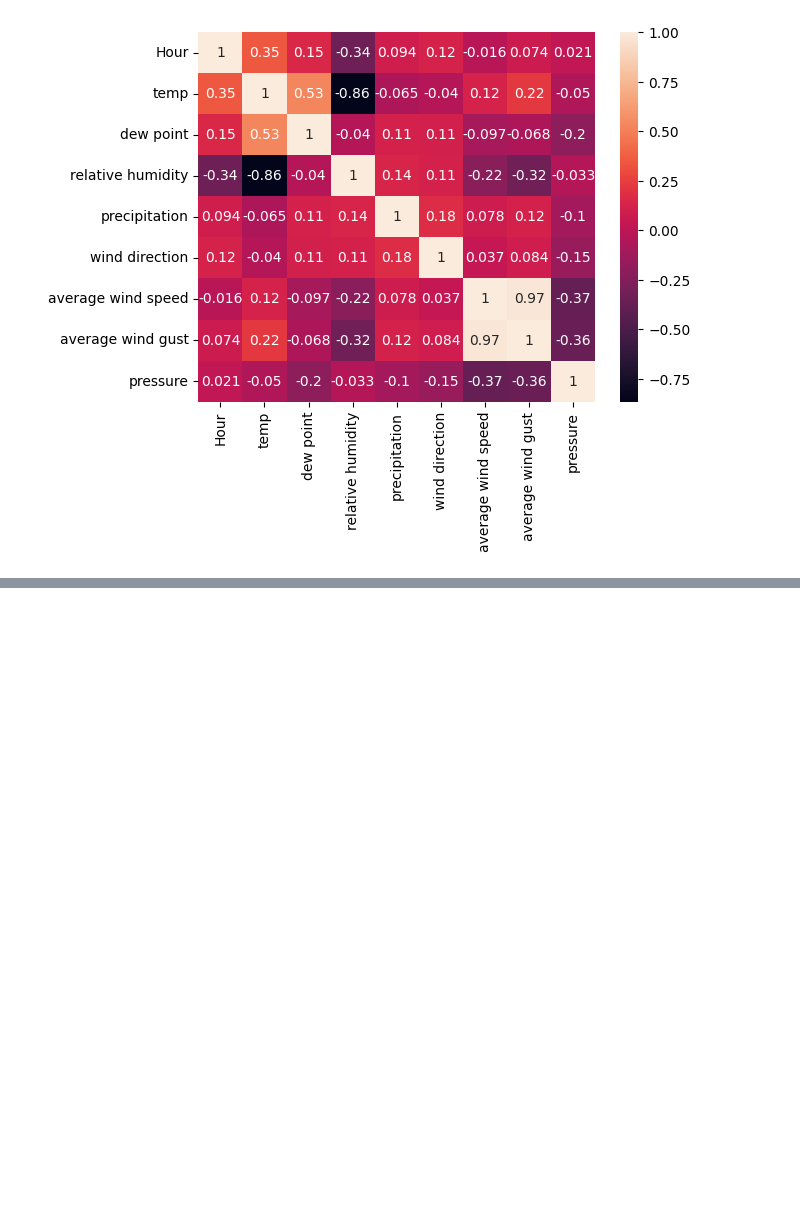
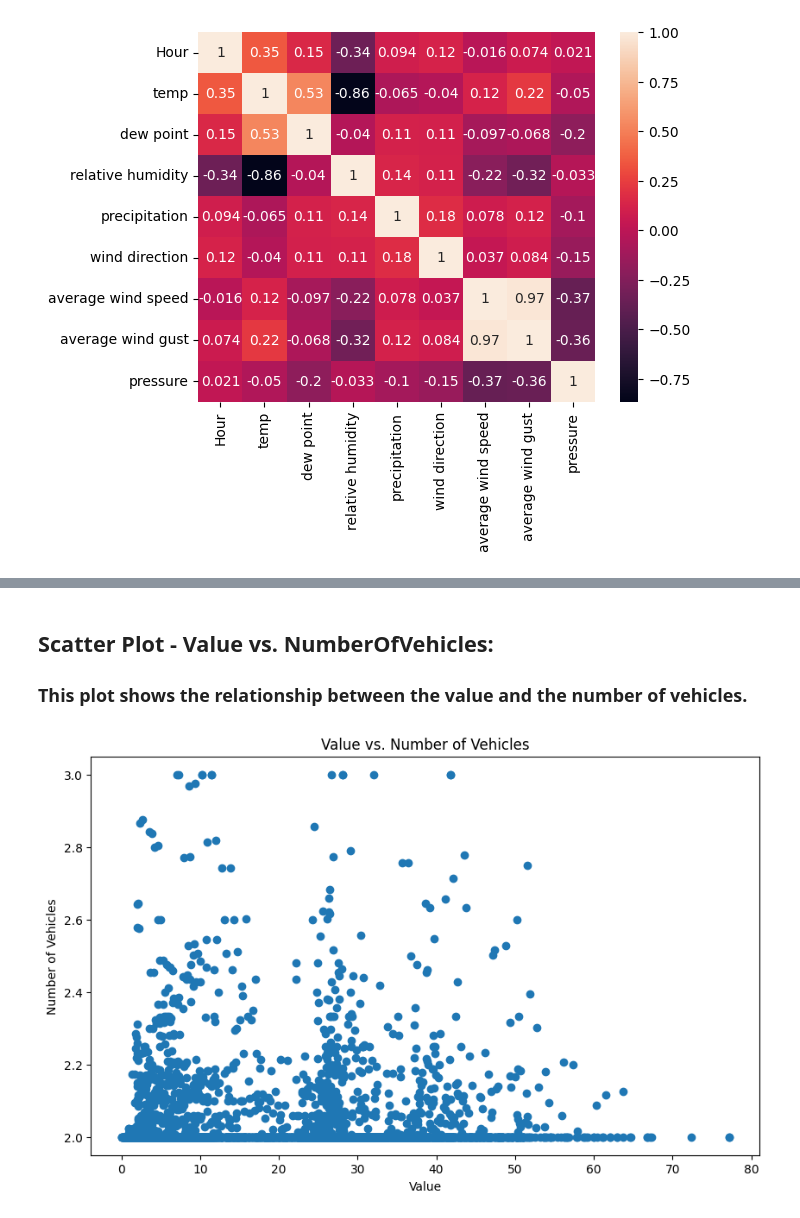
Before and after one commit to shaonsani/shaonsani-amse-template, a Jupyter notebook: project/report.ipynb, the cells around one changed output, grey strips where cells are left out. Cells and saved outputs as stored; diff of their text form; code cells hidden in the pictures; blank space fills up the shorter version.

```diff
--- a/project/report.ipynb
+++ b/project/report.ipynb
@@ -218,0 +222,13 @@ ValueError: could not convert string to float: 'u1h2fen'
+# %% [markdown]
+## Scatter Plot - Value vs. NumberOfVehicles:
+### This plot shows the relationship between the value and the number of vehicles.
+# %%
+# This plot shows the relationship between the value and the number of vehicles.
+plt.figure(figsize=(10, 6))
+plt.scatter(aachen_mobilithek_data['value'], aachen_mobilithek_data['NumberOfVehicles'])
+plt.xlabel('Value')
+plt.ylabel('Number of Vehicles')
+plt.title('Value vs. Number of Vehicles')
+plt.show()
+# %% [output]
+[figure, added]
```
Also changed, not shown: parts of 8 cells of this notebook, 3 other files.
